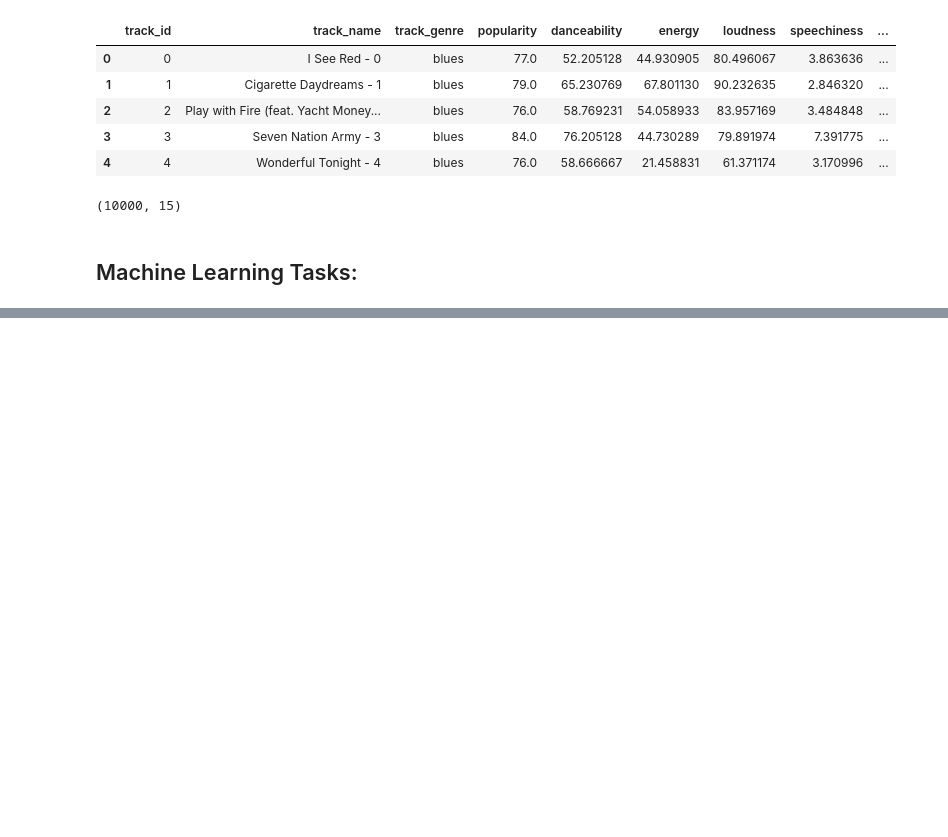
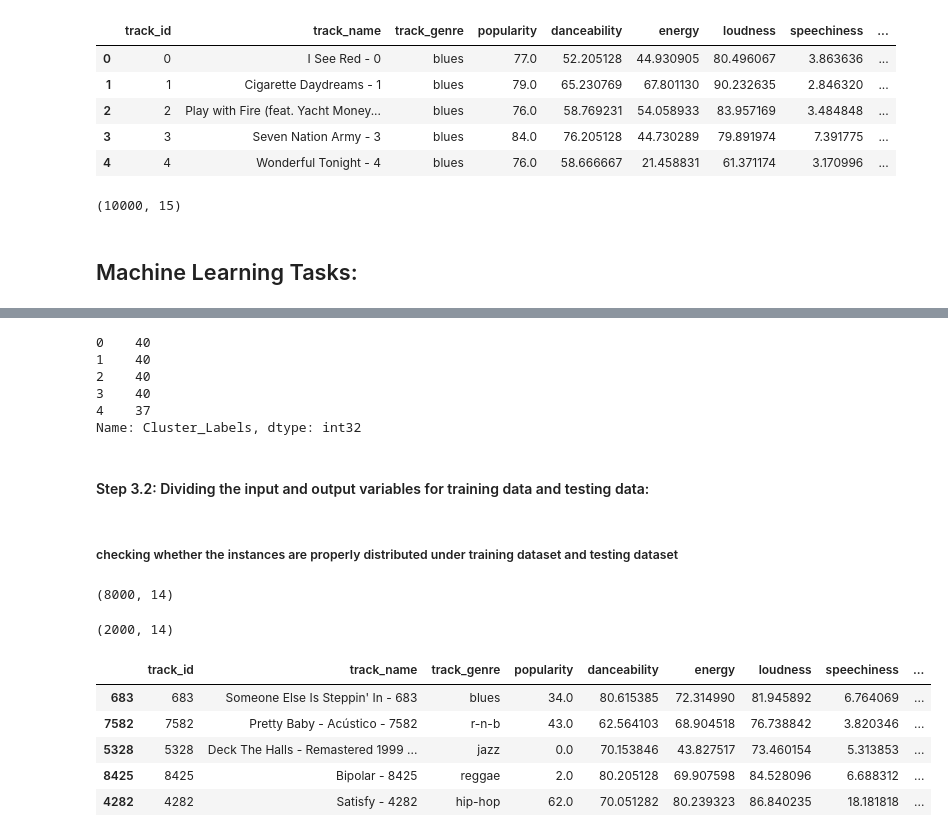
Before and after one commit to Akash-1gif/spotify_music_recommendation_system, a Jupyter notebook: Untitled.ipynb, the cells around one changed output, grey strips where cells are left out. Drawn from its saved outputs; the diff is of its cells as text; code cells hidden in the pictures; blank space fills up the shorter version.

Commit message:
completed step 3, splitting the dataset into training data and testing data

```diff
--- a/Untitled.ipynb
+++ b/Untitled.ipynb
@@ -171,0 +176,3 @@ df.shape
+# %%
+X=df.drop(['Cluster_Labels'],axis=1)
+X.head()
@@ -171,0 +188,34 @@ df.shape
+# %%
+y=df['Cluster_Labels']
+y.head()
+# %% [output]
+0    40
+1    40
+2    40
+3    40
+4    37
+Name: Cluster_Labels, dtype: int32
+# %% [markdown]
+#### Step 3.2: Dividing the input and output variables for training data and testing data:
+# %%
+from sklearn.model_selection import train_test_split
+X_train,X_test,y_train,y_test=train_test_split(X,y,test_size=0.2,stratify=y)
+# %% [markdown]
+##### checking whether the instances are properly distributed under training dataset and testing dataset
+# %%
+X_train.shape
+# %% [output]
+(8000, 14)
+# %%
+X_test.shape
+# %% [output]
+(2000, 14)
+# %%
+X_test.head()
+# %% [output]
+|  | track_id | track_name | track_genre | popularity | danceability | energy | loudness | speechiness | ... |
+| 683 | 683 | Someone Else Is Steppin' In - 683 | blues | 34.0 | 80.615385 | 72.314990 | 81.945892 | 6.764069 | ... |
+| 7582 | 7582 | Pretty Baby - Acústico - 7582 | r-n-b | 43.0 | 62.564103 | 68.904518 | 76.738842 | 3.820346 | ... |
+| 5328 | 5328 | Deck The Halls - Remastered 1999 ... | jazz | 0.0 | 70.153846 | 43.827517 | 73.460154 | 5.313853 | ... |
+| 8425 | 8425 | Bipolar - 8425 | reggae | 2.0 | 80.205128 | 69.907598 | 84.528096 | 6.688312 | ... |
+| 4282 | 4282 | Satisfy - 4282 | hip-hop | 62.0 | 70.051282 | 80.239323 | 86.840235 | 18.181818 | ... |
```
Also changed, not shown: parts of 10 cells of this notebook.
